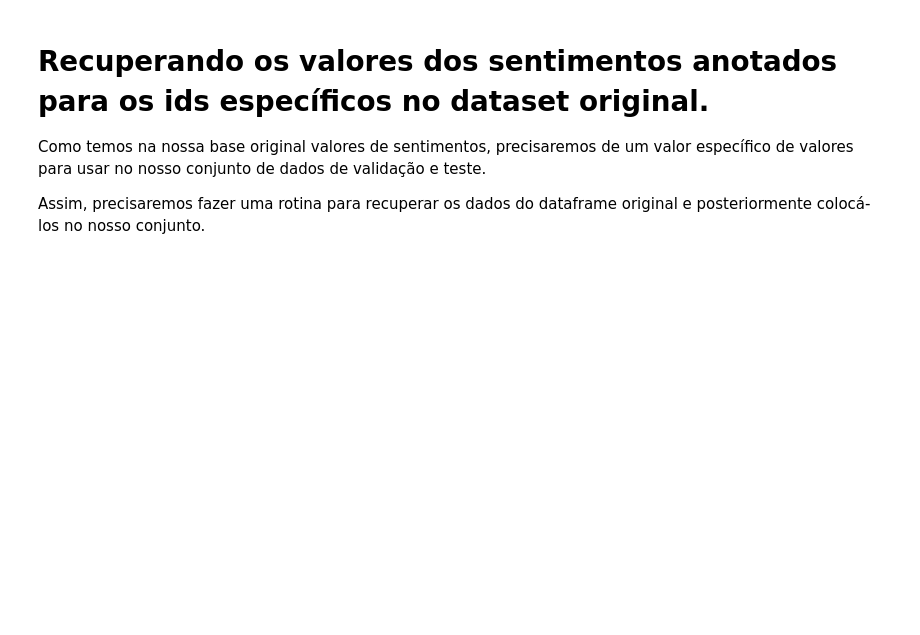
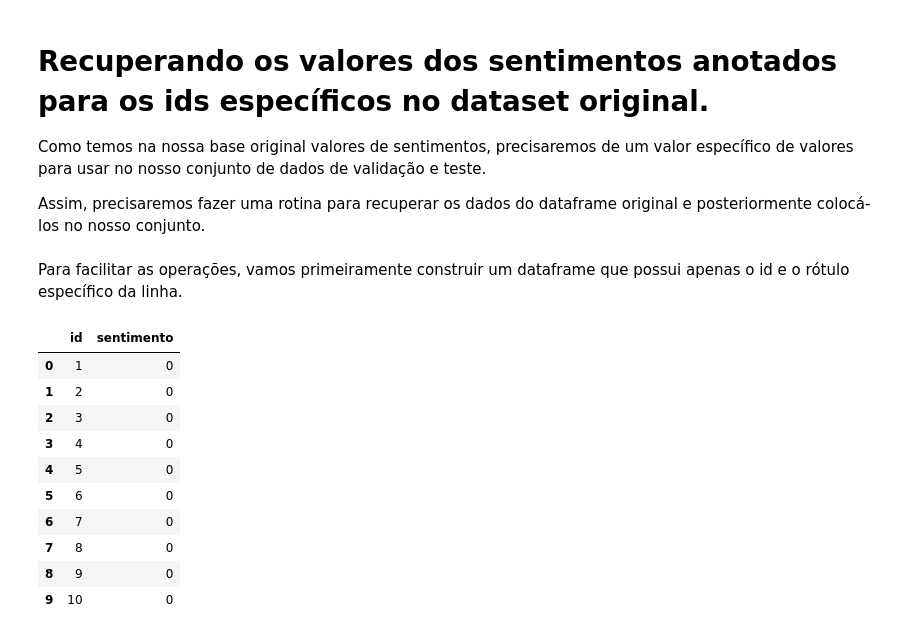
Before and after one commit to andrevrc/ppgti3102-weak-supervised-learning, a Jupyter notebook: projeto_final/projeto_final_review_analysis.ipynb, the cells around one changed output. Drawn from its saved outputs; the diff is of its cells as text; code cells hidden in the pictures; blank space fills up the shorter version.

```diff
--- a/projeto_final/projeto_final_review_analysis.ipynb
+++ b/projeto_final/projeto_final_review_analysis.ipynb
@@ -306,3 +310,20 @@ print(df_dev_test_.head())
 Como temos na nossa base original valores de sentimentos, precisaremos de um valor específico de valores para usar no nosso conjunto de dados de validação e teste.
 
 Assim, precisaremos fazer uma rotina para recuperar os dados do dataframe original e posteriormente colocá-los no nosso conjunto.
+# %% [markdown]
+Para facilitar as operações, vamos primeiramente construir um dataframe que possui apenas o id e o rótulo específico da linha.
+# %%
+df_rotulado = df.drop("texto", axis = 1)
+df_rotulado.head(10)
+# %% [output]
+|  | id | sentimento |
+| 0 | 1 | 0 |
+| 1 | 2 | 0 |
+| 2 | 3 | 0 |
+| 3 | 4 | 0 |
+| 4 | 5 | 0 |
+| 5 | 6 | 0 |
+| 6 | 7 | 0 |
+| 7 | 8 | 0 |
+| 8 | 9 | 0 |
+| 9 | 10 | 0 |
```
Also changed, not shown: parts of 28 cells of this notebook, 4 other files.
